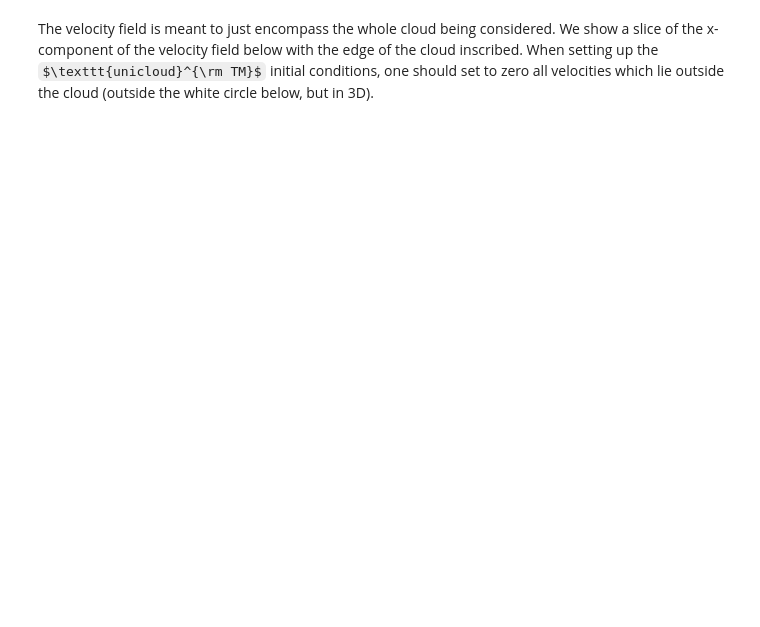
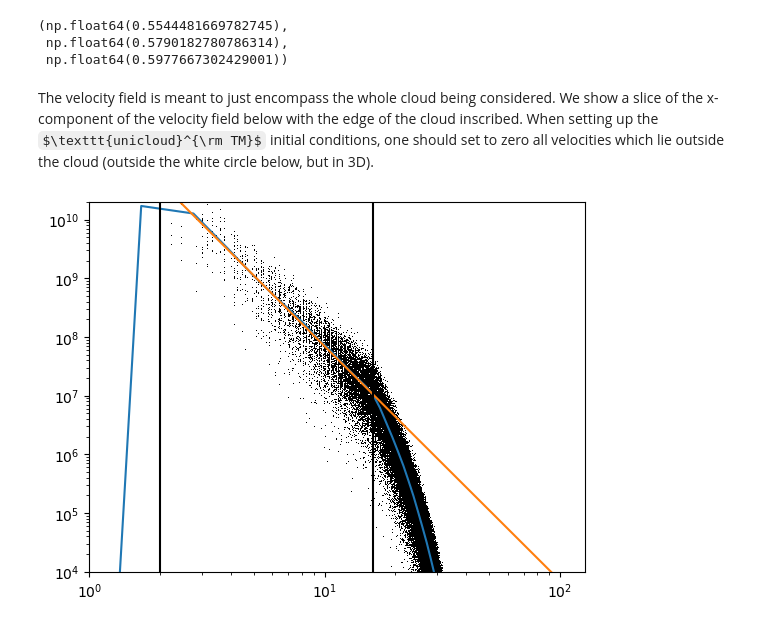
Before and after one commit to mikegrudic/unicloud_turb, a Jupyter notebook: generate.ipynb, the cells around one changed output. Saved outputs shown, nothing was run; the diff lists cells and outputs as text; code cells hidden in the pictures; some formulas as TeX source; blank space fills up the shorter version.

```diff
--- a/generate.ipynb
+++ b/generate.ipynb
@@ -22,2 +22,9 @@ seed = 18071853
+# %%
+sigma_res = np.sqrt(np.std(vx)** 2 + np.std(vy)** 2 + np.std(vz)** 2)
+np.std(vx), np.std(vy), np.std(vz)
+# %% [output]
+(np.float64(0.5544481669782745),
+ np.float64(0.5790182780786314),
+ np.float64(0.5977667302429001))
 # %% [markdown]
 The velocity field is meant to just encompass the whole cloud being considered. We show a slice of the x-component of the velocity field below with the edge of the cloud inscribed. When setting up the $\texttt{unicloud}^{\rm TM}$ initial conditions, one should set to zero all velocities which lie outside the cloud (outside the white circle below, but in 3D).
@@ -24 +35,33 @@ The velocity field is meant to just encompass the whole cloud being considered.
+# %%
+
+k = np.fft.fftfreq(N, d=1.0 / N)
+KS = np.meshgrid(k, k, k, indexing="ij")
+(KX, KY, KZ) = KS
+K = np.sqrt(KX**2 + KY**2 + KZ**2)
+
+vx_k = np.fft.fftn(vx)
+vy_k = np.fft.fftn(vy)
+vz_k = np.fft.fftn(vz)
+
+magv_k = np.abs(vx_k)**2 + np.abs(vy_k)**2 + np.abs(vz_k)**2
+# %%
+Kflat = K.flatten()
+magv_k_flat = magv_k.flatten()
+
+(hist_mag, bes) = np.histogram(Kflat, weights=magv_k_flat, bins=100)
+(hist_n, bes) = np.histogram(Kflat, bins=100)
+bcs = 0.5 * (bes[1:] + bes[:-1])
+
+plt.plot(Kflat,magv_k_flat,'k,')
+plt.plot(bcs, hist_mag/hist_n, label="k-space power spectrum")
+plt.plot(bcs, 7e11*bcs**-4, label="k-space power spectrum")
+
+plt.axvline(x=kmin,c="k")
+plt.axvline(x=kmax,c="k")
+plt.ylim(1e4,2e10)
+plt.xlim(1,128)
+plt.xscale("log")
+plt.yscale("log")
+# %% [output]
+[figure, added]
 # %%
```
Also changed, not shown: parts of 4 cells of this notebook, 1 other file.
